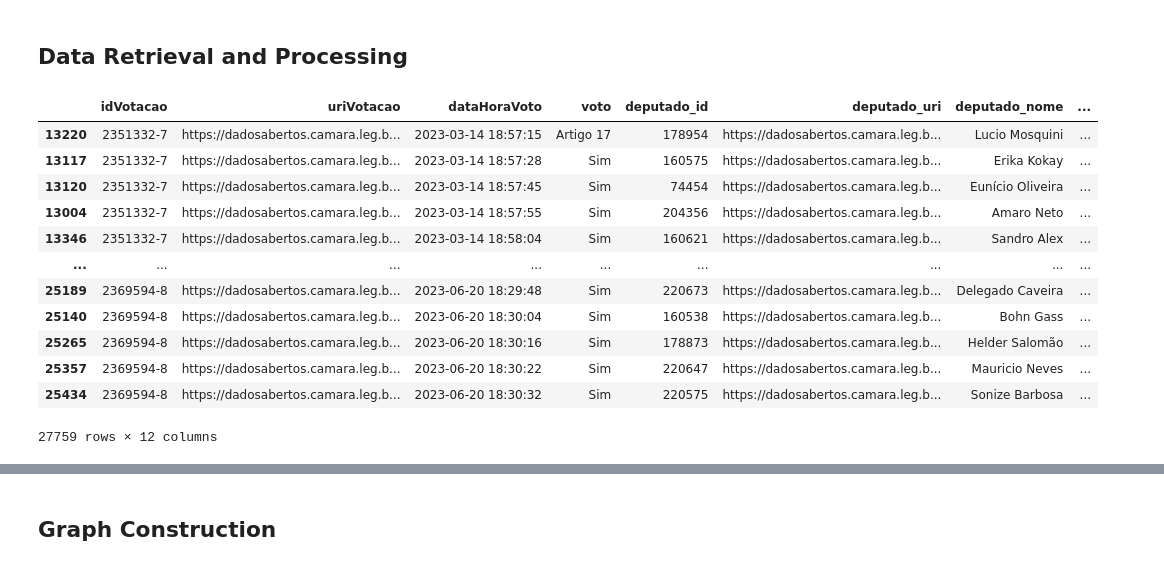
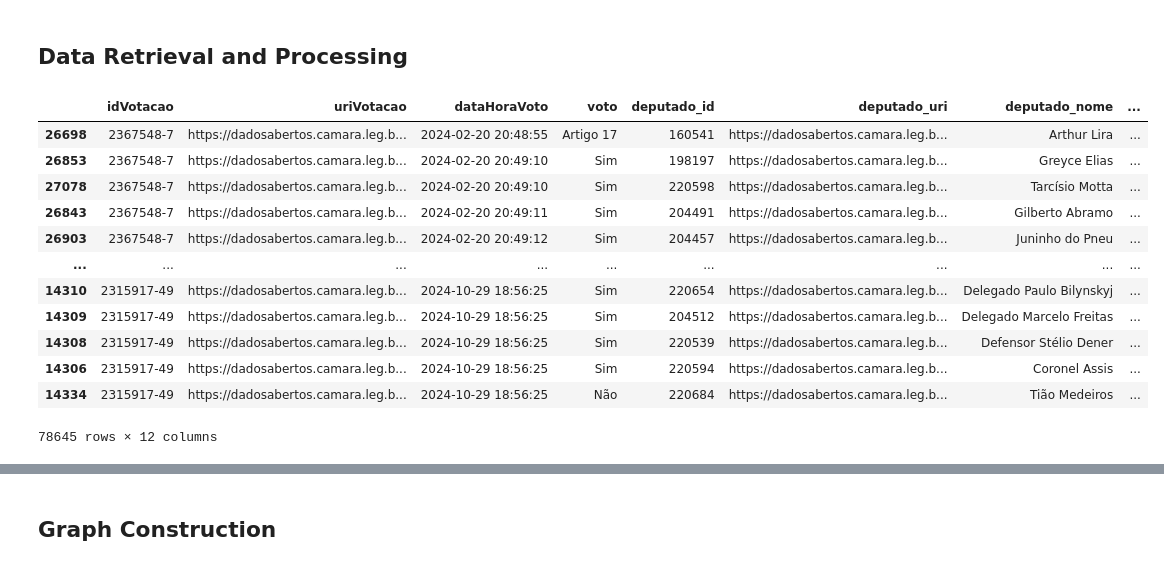
Before and after one commit to LucasAlegre/vote-network, a Jupyter notebook: vote_network.ipynb, the cells around one changed output, grey strips where cells are left out. Drawn from its saved outputs; the diff is of its cells as text; code cells hidden in the pictures.

Commit message:
Update urrlib request

```diff
--- a/vote_network.ipynb
+++ b/vote_network.ipynb
@@ -38,47 +56,54 @@ graphistry.register(api=3, protocol="https", server="hub.graphistry.com", userna
 # %% [markdown]
 ## Data Retrieval and Processing
 # %%
-start_date = '2023-01-01' #@param {type:"date"}
-end_date = '2023-12-31' #@param {type:"date"}
+start_date = '2024-01-01' #@param {type:"date"}
+end_date = '2024-12-31' #@param {type:"date"}
 start_date = pd.to_datetime(start_date)
 end_date = pd.to_datetime(end_date)
 # %%
 # Collect all votes between start and end dates
 os.makedirs('data', exist_ok=True)
 for year in range(start_date.year, end_date.year + 1):
     # Read or download votes
     path = 'data/votacoesVotos-{}.csv'.format(year)
-    if not os.path.isfile(path) or year == 2021:
-        urllib.request.urlretrieve('https://dadosabertos.camara.leg.br/arquivos/votacoesVotos/csv/votacoesVotos-{}.csv'.format(year), path)
+    if not os.path.isfile(path):
+      headers = {'User-Agent': 'Mozilla/5.0 (Windows; U; Windows NT 5.1; en-US; rv:1.9.0.7) Gecko/2009021910 Firefox/3.0.7'}
+      url = 'https://dadosabertos.camara.leg.br/arquivos/votacoesVotos/csv/votacoesVotos-{}.csv'.format(year)
+      request = urllib.request.Request(url, None, headers) #The assembled request
+      response = urllib.request.urlopen(request)
+      data = response.read() # The data u need
+      with open(path, 'wb') as f:
+          f.write(data)
+
     vote_data = pd.read_csv(path, sep=';')
 
     # Remove simbolic votes
     vote_data = vote_data[vote_data['voto'] != 'Simbólico']
 
     # Filter dates
     vote_data['dataHoraVoto'] = pd.to_datetime(vote_data['dataHoraVoto'])
     vote_data = vote_data.loc[(vote_data['dataHoraVoto'] >= start_date) & (vote_data['dataHoraVoto'] <= end_date)]
     vote_data.sort_values(by=['dataHoraVoto'], inplace=True)
 
     if year == start_date.year:
         votes = vote_data
     else:
         votes = pd.concat([votes, vote_data])
 votes
 # %% [output]
 |  | idVotacao | uriVotacao | dataHoraVoto | voto | deputado_id | deputado_uri | deputado_nome | ... |
-| 13220 | 2351332-7 | https://dadosabertos.camara.leg.b... | 2023-03-14 18:57:15 | Artigo 17 | 178954 | https://dadosabertos.camara.leg.b... | Lucio Mosquini | ... |
-| 13117 | 2351332-7 | https://dadosabertos.camara.leg.b... | 2023-03-14 18:57:28 | Sim | 160575 | https://dadosabertos.camara.leg.b... | Erika Kokay | ... |
-| 13120 | 2351332-7 | https://dadosabertos.camara.leg.b... | 2023-03-14 18:57:45 | Sim | 74454 | https://dadosabertos.camara.leg.b... | Eunício Oliveira | ... |
-| 13004 | 2351332-7 | https://dadosabertos.camara.leg.b... | 2023-03-14 18:57:55 | Sim | 204356 | https://dadosabertos.camara.leg.b... | Amaro Neto | ... |
-| 13346 | 2351332-7 | https://dadosabertos.camara.leg.b... | 2023-03-14 18:58:04 | Sim | 160621 | https://dadosabertos.camara.leg.b... | Sandro Alex | ... |
+| 26698 | 2367548-7 | https://dadosabertos.camara.leg.b... | 2024-02-20 20:48:55 | Artigo 17 | 160541 | https://dadosabertos.camara.leg.b... | Arthur Lira | ... |
+| 26853 | 2367548-7 | https://dadosabertos.camara.leg.b... | 2024-02-20 20:49:10 | Sim | 198197 | https://dadosabertos.camara.leg.b... | Greyce Elias | ... |
+| 27078 | 2367548-7 | https://dadosabertos.camara.leg.b... | 2024-02-20 20:49:10 | Sim | 220598 | https://dadosabertos.camara.leg.b... | Tarcísio Motta | ... |
+| 26843 | 2367548-7 | https://dadosabertos.camara.leg.b... | 2024-02-20 20:49:11 | Sim | 204491 | https://dadosabertos.camara.leg.b... | Gilberto Abramo | ... |
+| 26903 | 2367548-7 | https://dadosabertos.camara.leg.b... | 2024-02-20 20:49:12 | Sim | 204457 | https://dadosabertos.camara.leg.b... | Juninho do Pneu | ... |
 | ... | ... | ... | ... | ... | ... | ... | ... | ... |
-| 25189 | 2369594-8 | https://dadosabertos.camara.leg.b... | 2023-06-20 18:29:48 | Sim | 220673 | https://dadosabertos.camara.leg.b... | Delegado Caveira | ... |
-| 25140 | 2369594-8 | https://dadosabertos.camara.leg.b... | 2023-06-20 18:30:04 | Sim | 160538 | https://dadosabertos.camara.leg.b... | Bohn Gass | ... |
-| 25265 | 2369594-8 | https://dadosabertos.camara.leg.b... | 2023-06-20 18:30:16 | Sim | 178873 | https://dadosabertos.camara.leg.b... | Helder Salomão | ... |
-| 25357 | 2369594-8 | https://dadosabertos.camara.leg.b... | 2023-06-20 18:30:22 | Sim | 220647 | https://dadosabertos.camara.leg.b... | Mauricio Neves | ... |
-| 25434 | 2369594-8 | https://dadosabertos.camara.leg.b... | 2023-06-20 18:30:32 | Sim | 220575 | https://dadosabertos.camara.leg.b... | Sonize Barbosa | ... |
+| 14310 | 2315917-49 | https://dadosabertos.camara.leg.b... | 2024-10-29 18:56:25 | Sim | 220654 | https://dadosabertos.camara.leg.b... | Delegado Paulo Bilynskyj | ... |
+| 14309 | 2315917-49 | https://dadosabertos.camara.leg.b... | 2024-10-29 18:56:25 | Sim | 204512 | https://dadosabertos.camara.leg.b... | Delegado Marcelo Freitas | ... |
+| 14308 | 2315917-49 | https://dadosabertos.camara.leg.b... | 2024-10-29 18:56:25 | Sim | 220539 | https://dadosabertos.camara.leg.b... | Defensor Stélio Dener | ... |
+| 14306 | 2315917-49 | https://dadosabertos.camara.leg.b... | 2024-10-29 18:56:25 | Sim | 220594 | https://dadosabertos.camara.leg.b... | Coronel Assis | ... |
+| 14334 | 2315917-49 | https://dadosabertos.camara.leg.b... | 2024-10-29 18:56:25 | Não | 220684 | https://dadosabertos.camara.leg.b... | Tião Medeiros | ... |
-27759 rows × 12 columns
+78645 rows × 12 columns
 # %%
 def get_total_expenses(deputy_id, start_date, end_date):
     #expenses = []
```
Also changed, not shown: parts of 5 cells of this notebook.
